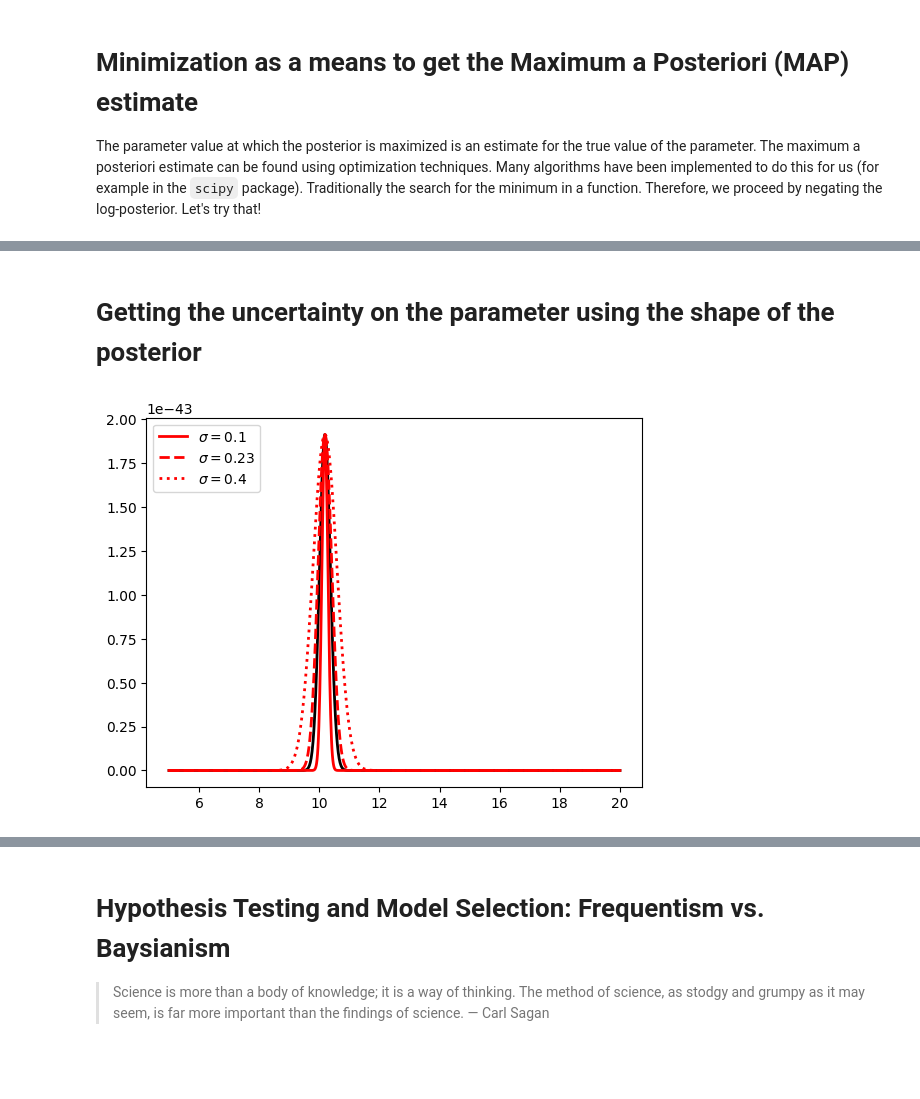
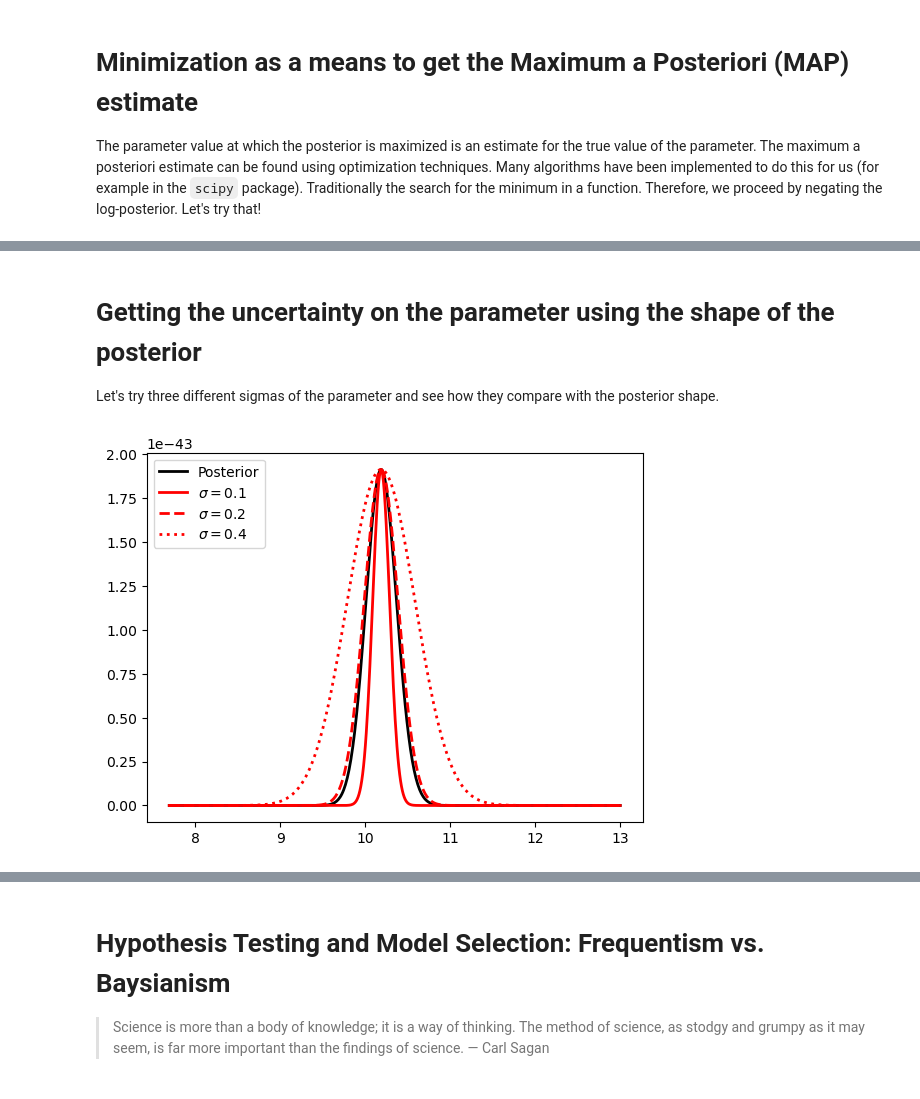
Before and after one commit to astrostatistics-in-crete/2023_summer_school, a Jupyter notebook: Bayesian/Bayesian_Models.ipynb, the cells around one changed output, grey strips where cells are left out. Saved outputs shown, nothing was run; the diff lists cells and outputs as text; code cells hidden in the pictures.

```diff
--- a/Bayesian/Bayesian_Models.ipynb
+++ b/Bayesian/Bayesian_Models.ipynb
@@ -166,7 +199,7 @@ def likelihood(nulx_array, sfr_array, scaling_factor):
 def posterior(scaling_factor, nulx_array, sfr_array):
     return likelihood(nulx_array, sfr_array, scaling_factor) * prior(scaling_factor)
 
-a_values = np.linspace(a_true / 2.0, a_true * 2.0, 1000)
+a_values = np.linspace(a_true / 1.3, a_true * 1.3, 500)
 P_values = np.array([posterior(scaling_factor=a, nulx_array=n_ULXs, sfr_array=SFRs) for a in a_values])
 
 # now try with 100 data points
@@ -260,19 +292,21 @@ MAP estimate for a = 10.19
     njev: 9
 # %% [markdown]
 # Getting the uncertainty on the parameter using the shape of the posterior
+
+Let's try three different sigmas of the parameter and see how they compare with the posterior shape.
 # %%
 a_MAP = minimization_result.x[0]
 P_at_a_MAP = posterior(a_MAP, nulx_array=n_ULXs, sfr_array=SFRs)
-sigmas = [0.1, 0.23, 0.4]
+sigmas = [0.1, 0.2, 0.4]
 
 plt.figure()
-plt.plot(a_values, P_values, "k-", lw=2)
+plt.plot(a_values, P_values, "k-", lw=2, label="Posterior")
 for sigma, ls in zip(sigmas, ["-", "--", ":"]):
     plt.plot(a_values, P_at_a_MAP * np.exp(-(a_values-a_MAP)**2.0 / (2*sigma**2.0)), "r", ls=ls, label=r"$\sigma=$"+f"{sigma:.3g}", lw=2)
 plt.legend(loc="upper left")
 plt.show()
 # %% [output]
-[figure, old version]
+[figure, new version]
 # %%
 a_MAP = minimization_result.x[0]
 lnP_at_a_MAP = ln_posterior(a_MAP)
```
Also changed, not shown: parts of 19 cells of this notebook.
